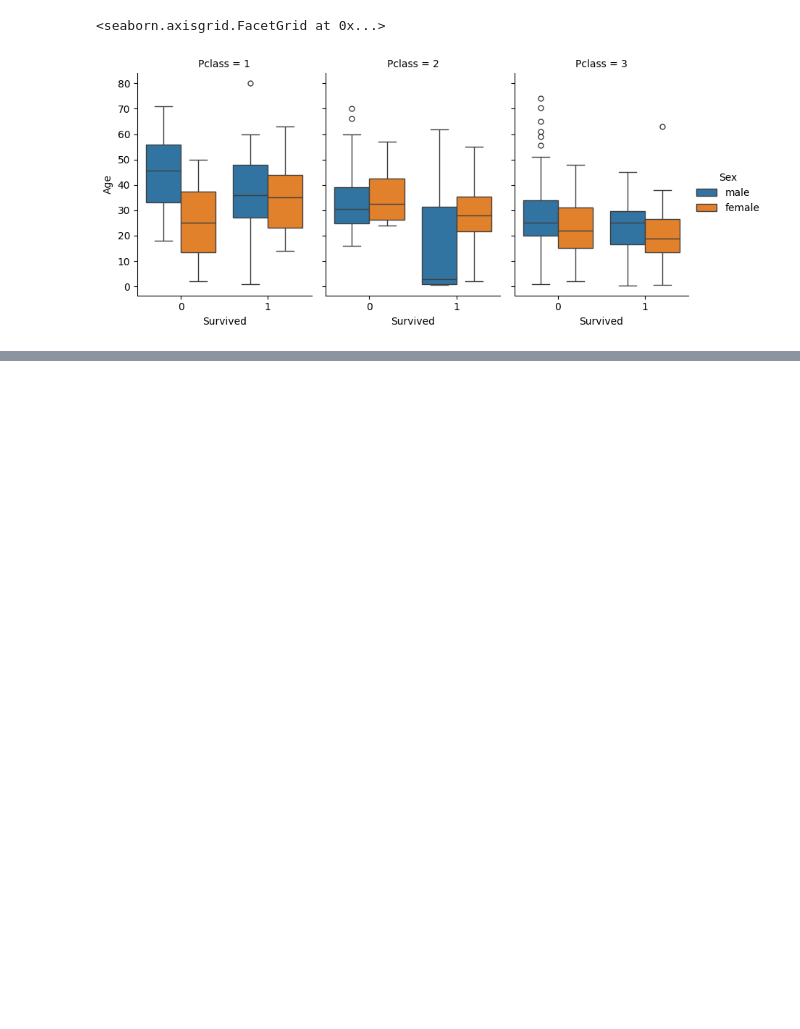
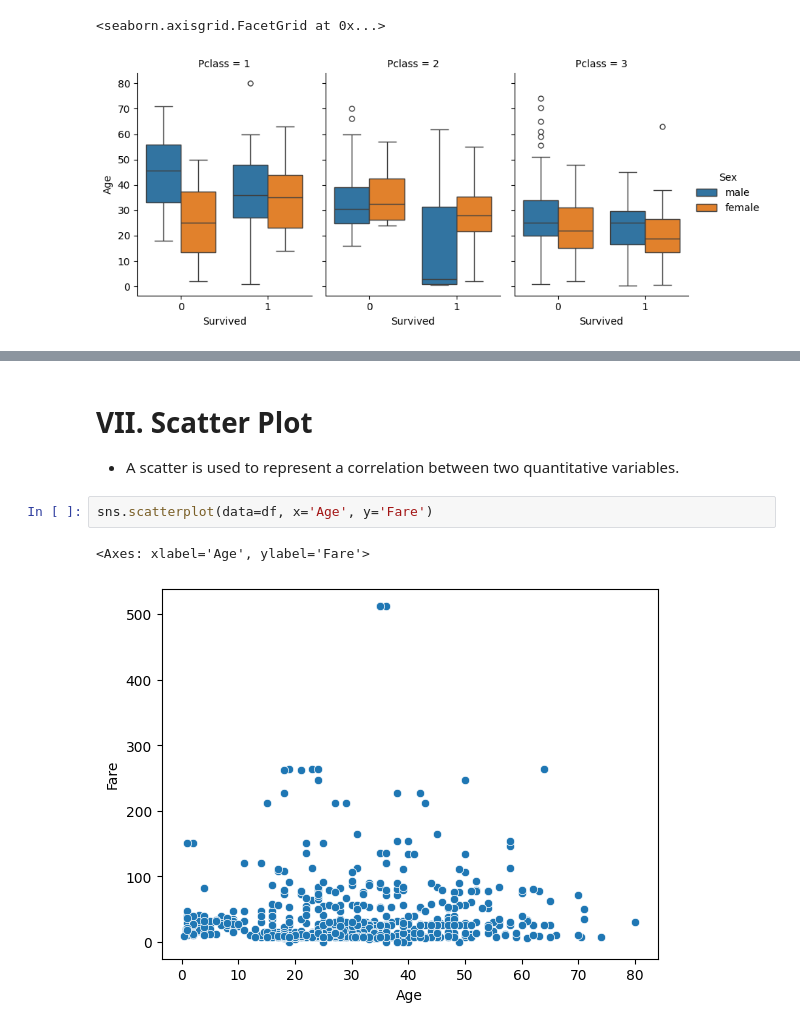
Before and after one commit to Akith-002/titanic_stat, a Jupyter notebook: Graphical_presentation_of_Data.ipynb, the cells around one changed output, grey strips where cells are left out. Saved outputs shown, nothing was run; the diff lists cells and outputs as text; blank space fills up the shorter version.

```diff
--- a/Graphical_presentation_of_Data.ipynb
+++ b/Graphical_presentation_of_Data.ipynb
@@ -305,0 +322,10 @@ sns.catplot(x='Survived', y='Age', hue='Sex', col='Pclass', data=df, kind='box',
+# %% [markdown]
+# **VII. Scatter Plot**
+
+
+*   A scatter is used to represent a correlation between two quantitative variables.
+# %%
+sns.scatterplot(data=df, x='Age', y='Fare')
+# %% [output]
+<Axes: xlabel='Age', ylabel='Fare'>
+[figure, added]
```
Also changed, not shown: parts of 13 cells of this notebook.
